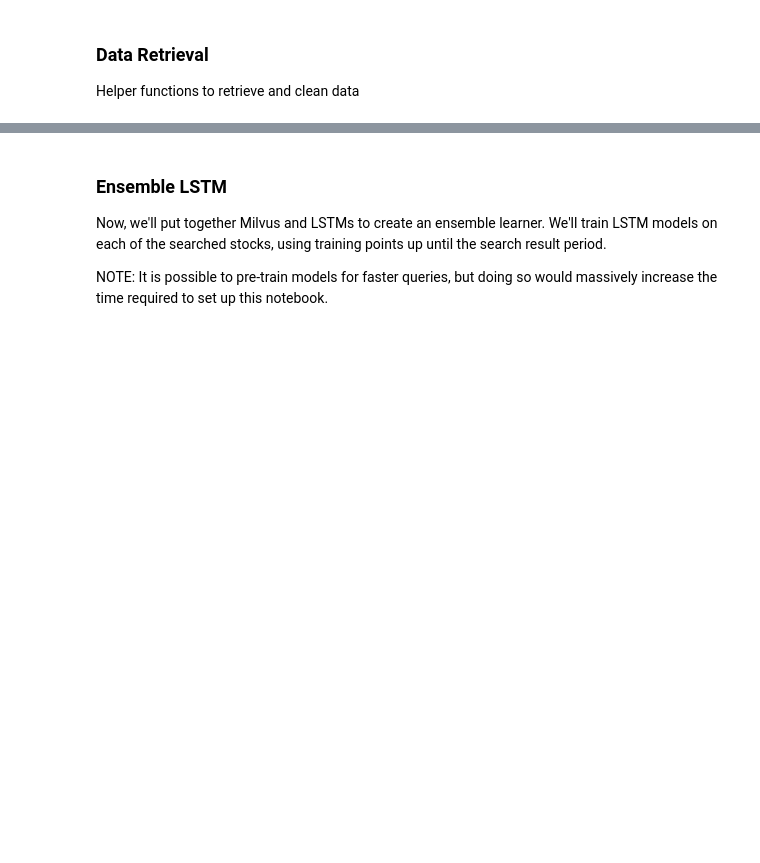
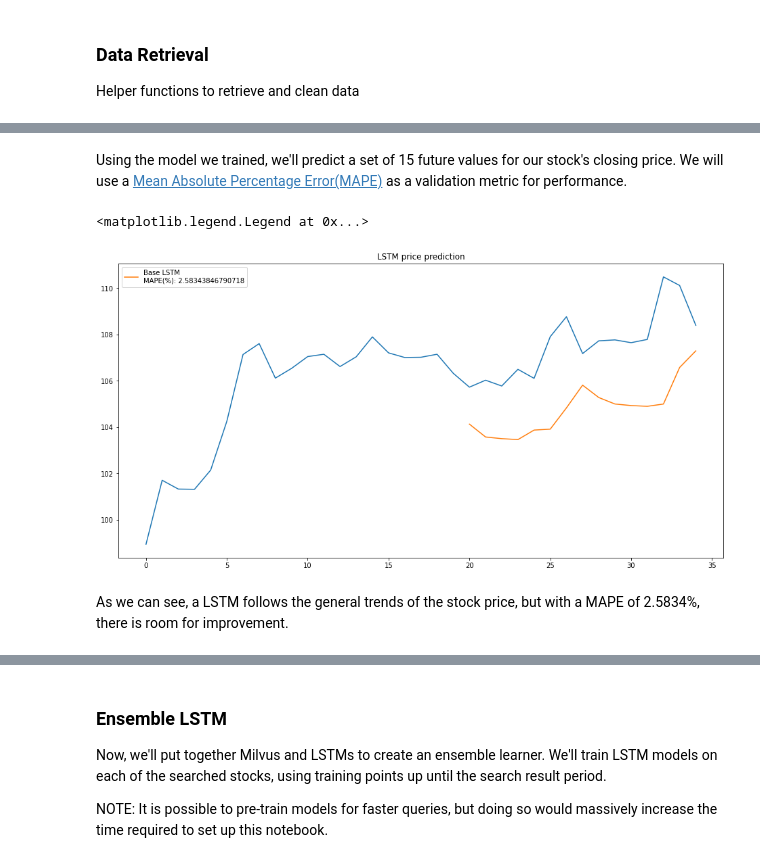
Before and after one commit to NotRyan/stock-search, a Jupyter notebook: stock search v3.ipynb, the cells around one changed output, grey strips where cells are left out. Drawn from its saved outputs; the diff is of its cells as text; code cells hidden in the pictures; blank space fills up the shorter version.

```diff
--- a/stock search v3.ipynb
+++ b/stock search v3.ipynb
@@ -245,0 +199,20 @@ def clean_data(milvus_results, mysql_results, threshold):
+# %%
+def build_model(path, end, fit_scaler=False):
+    scaler = StandardScaler()
+    scaled_data = fetch_period(path, end=end, scaler=scaler, fit_scaler=fit_scaler)
+    x_train, y_train = [], []
+    for i in range(60,len(scaled_data.values)):
+        x_train.append(scaled_data.values[i-60:i,0])
+        y_train.append(scaled_data.values[i,0])
+    x_train, y_train = np.array(x_train), np.array(y_train)
+
+    x_train = np.reshape(x_train, (x_train.shape[0],x_train.shape[1],1))
+
+    model = Sequential()
+    model.add(LSTM(units=50, return_sequences=True))
+    model.add(LSTM(units=50))
+    model.add(Dense(1))
+
+    model.compile(loss='mean_squared_error', optimizer='adam')
+    model.fit(x_train, y_train, epochs=1, batch_size=1, verbose=2)
+    return model, scaler
@@ -245,0 +221,2 @@ def clean_data(milvus_results, mysql_results, threshold):
+# %%
+model, scalermain = build_model(stock_filepath, date(2017,10,6), fit_scaler=True)
@@ -245,0 +225,26 @@ def clean_data(milvus_results, mysql_results, threshold):
+# %% [markdown]
+Using the model we trained, we'll predict a set of 15 future values for our stock's closing price. We will use a [Mean Absolute Percentage Error(MAPE)](https://en.wikipedia.org/wiki/Mean_absolute_percentage_error) as a validation metric for performance.
+# %%
+inputs = fetch_period(stock_filepath, starti = -86, end=date(2017,10,6), additional=PREDICTION_SIZE, scaler=scalermain).values
+X_test = []
+for i in range(60,inputs.shape[0]):
+    X_test.append(inputs[i-60:i,0])
+X_test = np.array(X_test)
+X_test = np.reshape(X_test, (X_test.shape[0],X_test.shape[1],1))
+closing_price = model.predict(X_test)
+original_points_scaled = scalermain.inverse_transform(original_points)
+closing_price_scaled = scalermain.inverse_transform(closing_price)
+# %%
+plt.figure(figsize=(16,8))
+plt.title("LSTM price prediction")
+original_points = inputs[-(STOCK_WIDTH + PREDICTION_SIZE):]
+plt.plot(original_points_scaled)
+
+lstm_mape = mean_absolute_percentage_error(original_points_scaled[-PREDICTION_SIZE:], closing_price_scaled)
+plt.plot(range(STOCK_WIDTH, STOCK_WIDTH + PREDICTION_SIZE), closing_price_scaled, label = "Base LSTM\nMAPE(%): " + str(lstm_mape * 100))
+plt.legend()
+# %% [output]
+<matplotlib.legend.Legend at 0x...>
+[figure, new version]
+# %% [markdown]
+As we can see, a LSTM follows the general trends of the stock price, but with a MAPE of 2.5834%, there is room for improvement.
```
Also changed, not shown: parts of 54 cells of this notebook, 2 other files.
